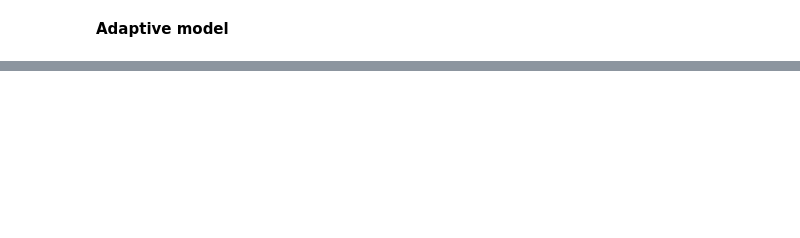
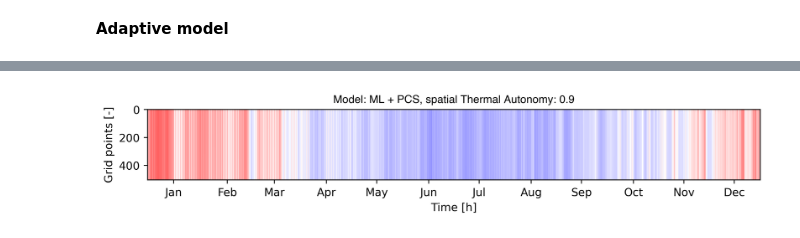
Before and after one commit to t-kramer/comfortSIM, a Jupyter notebook: workflow/workflow.ipynb, the cells around one changed output, grey strips where cells are left out. Drawn from its saved outputs; the diff is of its cells as text; code cells hidden in the pictures; blank space fills up the shorter version.

```diff
--- a/workflow/workflow.ipynb
+++ b/workflow/workflow.ipynb
@@ -675,7 +675,15 @@ array([[21.63, 21.63, 21.64, ..., 21.62, 21.63, 21.53],
 # this step is repetitive, improve!
 pcsEnvironmentalArray = microclimate.climate.reshape(4*grid_length,8760)
 
+# predictions for all offset classes
 pcsPrediction = predict_spatial_thermal_preference(offsetArrays, pcsEnvironmentalArray, trainedModel)
+
+# combining predictions into one array using weights
+WEIGHTS = np.array([0.05, 0.2, 0.5, 0.2, 0.05])
+
+weightedPcsPrediction = np.dot(pcsPrediction.transpose(), WEIGHTS)
+
+overallPcsPredictions = weightedPcsPrediction.reshape(grid_length,8760)
 # %% [markdown]
 To allow comparison, the effect of using PCS needs also to be included for the PMV and Adaptive prediction:
 # %% [markdown]
@@ -768,0 +786,4 @@ working_sta
+# %%
+plot_sta(overallPcsPredictions, 'ML + PCS')
+# %% [output]
+[figure, added]
```
Also changed, not shown: parts of 20 cells of this notebook, 1 other file.
